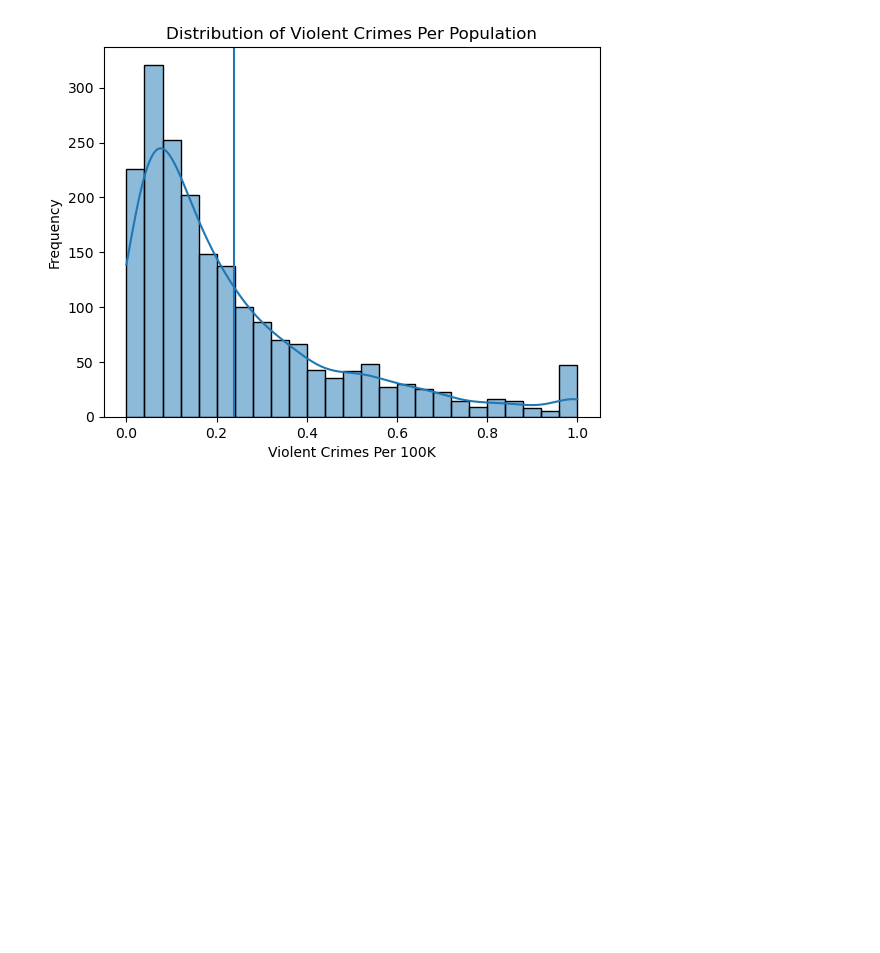
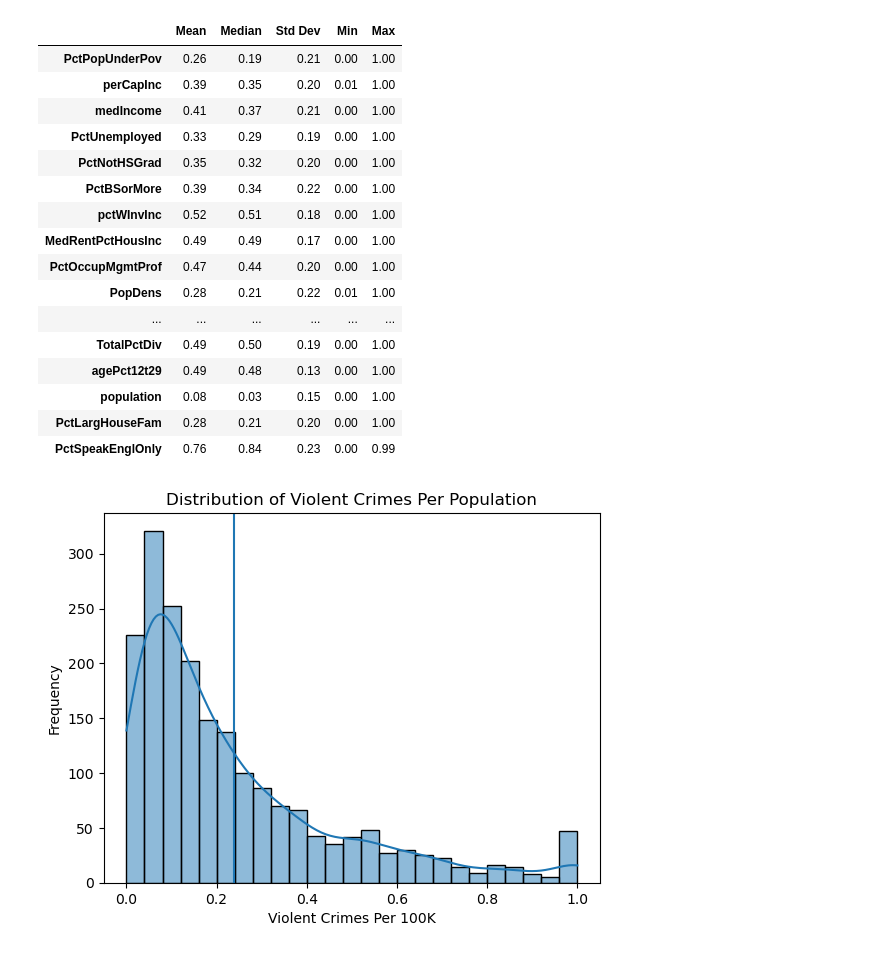
Before and after one commit to nlTyler/urban-crime-statistical-analysis, a Jupyter notebook: 210_Final_1.ipynb, the cells around one changed output. Cells and saved outputs as stored; diff of their text form; code cells hidden in the pictures; blank space fills up the shorter version.

```diff
--- a/210_Final_1.ipynb
+++ b/210_Final_1.ipynb
@@ -81,3 +100,60 @@ summary_table
+# %%
+# st_econ = pd.DataFrame({
+#     "Mean": econ.mean(),
+#     "Median": econ.median(),
+#     "Std Dev": econ.std(),
+#     "Min": econ.min(),
+#     "Max": econ.max()
+# })
+
+# st_struct = pd.DataFrame({
+#     "Mean": struct.mean(),
+#     "Median": struct.median(),
+#     "Std Dev": struct.std(),
+#     "Min": struct.min(),
+#     "Max": struct.max()
+# })
+
+# st_demo = pd.DataFrame({
+#     "Mean": demo.mean(),
+#     "Median": demo.median(),
+#     "Std Dev": demo.std(),
+#     "Min": demo.min(),
+#     "Max": demo.max()
+# })
+
+st_total = pd.DataFrame({
+    "Mean": totalSample.mean(),
+    "Median": totalSample.median(),
+    "Std Dev": totalSample.std(),
+    "Min": totalSample.min(),
+    "Max": totalSample.max()
+})
+
+st_total = st_total.round(2)
+
+#st_econ
+#t_struct
+#st_demo
+st_total
+# %% [output]
+|  | Mean | Median | Std Dev | Min | Max |
+| PctPopUnderPov | 0.26 | 0.19 | 0.21 | 0.00 | 1.00 |
+| perCapInc | 0.39 | 0.35 | 0.20 | 0.01 | 1.00 |
+| medIncome | 0.41 | 0.37 | 0.21 | 0.00 | 1.00 |
+| PctUnemployed | 0.33 | 0.29 | 0.19 | 0.00 | 1.00 |
+| PctNotHSGrad | 0.35 | 0.32 | 0.20 | 0.00 | 1.00 |
+| PctBSorMore | 0.39 | 0.34 | 0.22 | 0.00 | 1.00 |
+| pctWInvInc | 0.52 | 0.51 | 0.18 | 0.00 | 1.00 |
+| MedRentPctHousInc | 0.49 | 0.49 | 0.17 | 0.00 | 1.00 |
+| PctOccupMgmtProf | 0.47 | 0.44 | 0.20 | 0.00 | 1.00 |
+| PopDens | 0.28 | 0.21 | 0.22 | 0.01 | 1.00 |
+| ... | ... | ... | ... | ... | ... |
+| TotalPctDiv | 0.49 | 0.50 | 0.19 | 0.00 | 1.00 |
+| agePct12t29 | 0.49 | 0.48 | 0.13 | 0.00 | 1.00 |
+| population | 0.08 | 0.03 | 0.15 | 0.00 | 1.00 |
+| PctLargHouseFam | 0.28 | 0.21 | 0.20 | 0.00 | 1.00 |
+| PctSpeakEnglOnly | 0.76 | 0.84 | 0.23 | 0.00 | 0.99 |
 # %%
 
 
```
Also changed, not shown: parts of 10 cells of this notebook.
